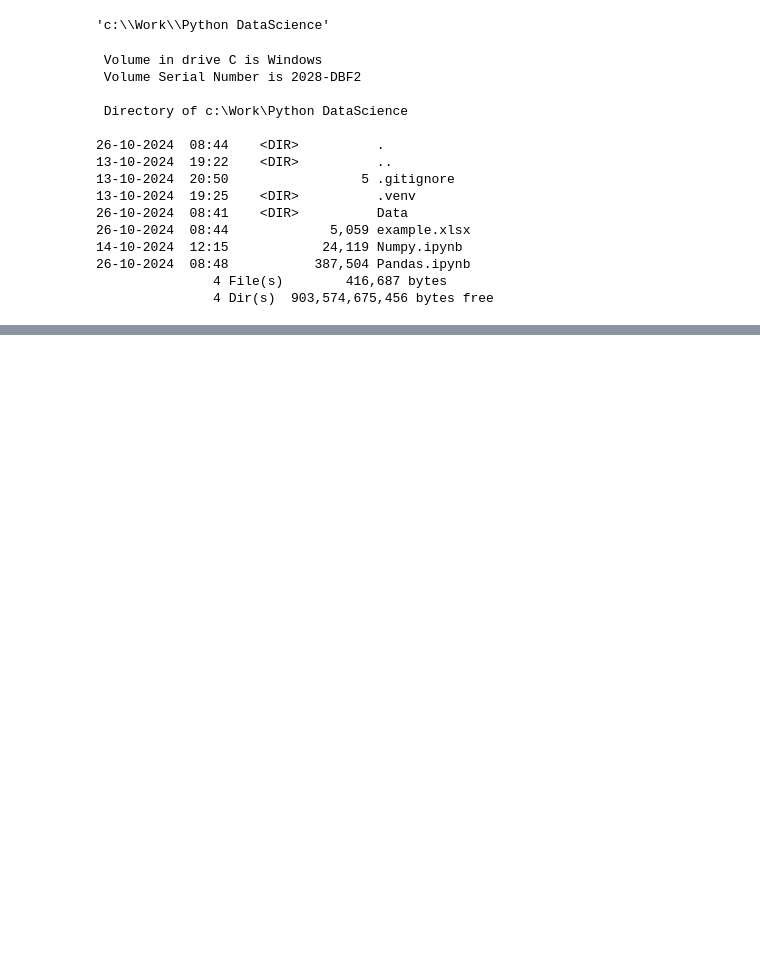
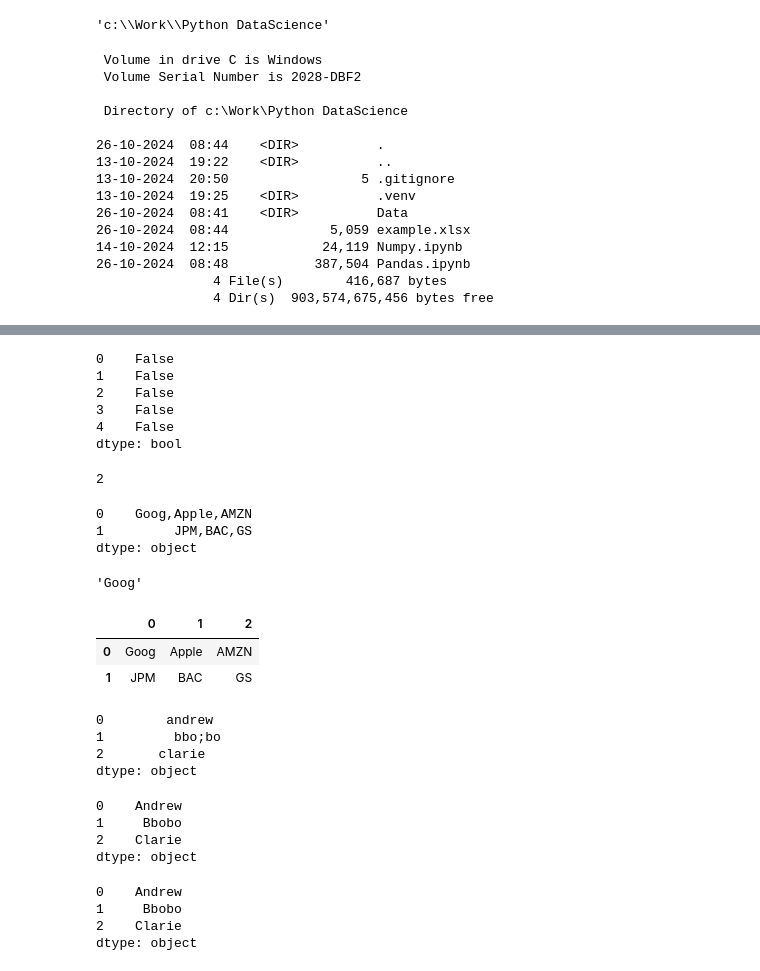
Before and after one commit to neelakandanoj/Python-DataScience, a Jupyter notebook: Pandas.ipynb, the cells around one changed output, grey strips where cells are left out. Drawn from its saved outputs; the diff is of its cells as text; code cells hidden in the pictures; blank space fills up the shorter version.

```diff
--- a/Pandas.ipynb
+++ b/Pandas.ipynb
@@ -1505,0 +1635,40 @@ ls
+# %%
+names.str.isdigit()
+# %% [output]
+0    False
+1    False
+2    False
+3    False
+4    False
+dtype: bool
+# %%
+tech_finane=['Goog,Apple,AMZN','JPM,BAC,GS']
+len(tech_finane)
+# %% [output]
+2
+# %%
+ticker=pd.Series(tech_finane)
+# %%
+ticker
+# %% [output]
+0    Goog,Apple,AMZN
+1         JPM,BAC,GS
+dtype: object
+# %%
+ticker.str.split(',')[0][0]
+# %% [output]
+'Goog'
+# %%
+ticker.str.split(',',expand=True)
+# %% [output]
+|  | 0 | 1 | 2 |
+| 0 | Goog | Apple | AMZN |
+| 1 | JPM | BAC | GS |
+# %%
+messy_names=pd.Series(['andrew ','bbo;bo','   clarie  '])
+messy_names
+# %% [output]
+0        andrew
+1         bbo;bo
+2       clarie
+dtype: object
@@ -1505,0 +1677,7 @@ ls
+# %%
+messy_names
+# %% [output]
+0    Andrew
+1     Bbobo
+2    Clarie
+dtype: object
@@ -1505,0 +1690,7 @@ ls
+# %%
+messy_names.apply(cleanup)
+# %% [output]
+0    Andrew
+1     Bbobo
+2    Clarie
+dtype: object
```
Also changed, not shown: parts of 23 cells of this notebook, 1 other file.
